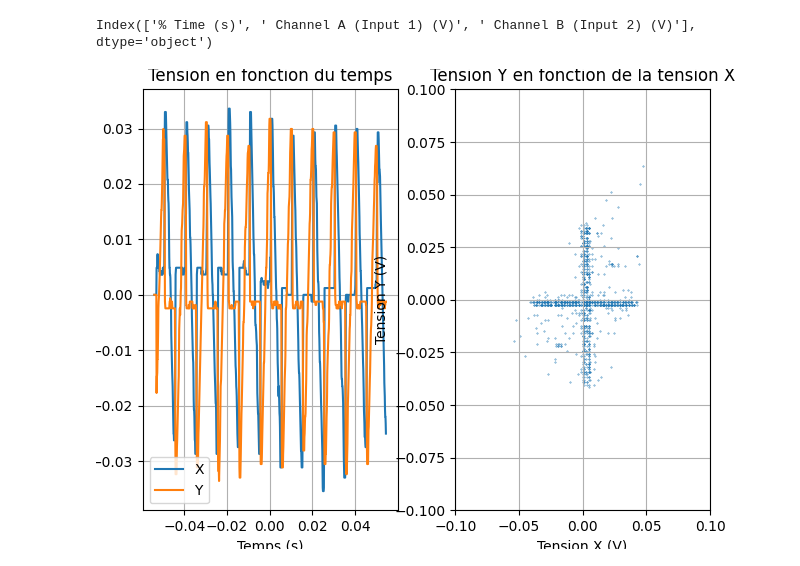
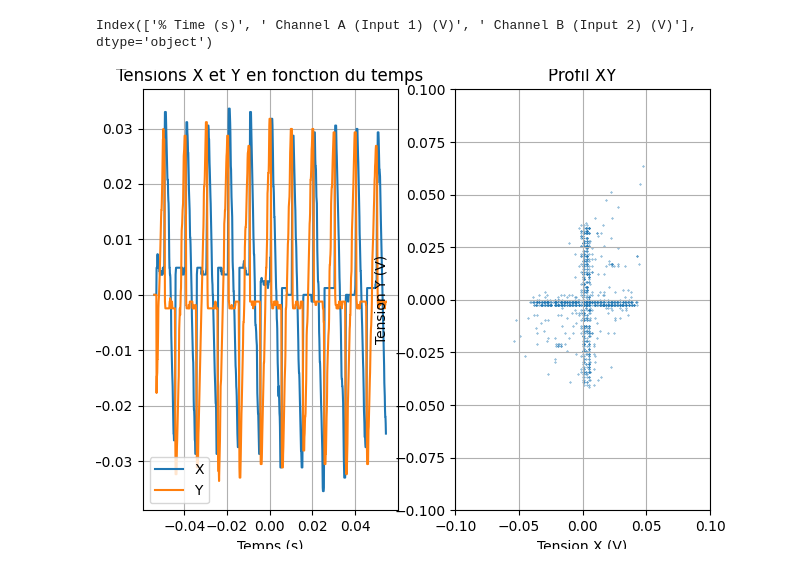
Before and after one commit to sapar82/NDT, a Jupyter notebook: analyse_eddy.ipynb, the cells around one changed output. Cells and saved outputs as stored; diff of their text form; code cells hidden in the pictures.

```diff
--- a/analyse_eddy.ipynb
+++ b/analyse_eddy.ipynb
@@ -8,36 +8,36 @@ from scipy.fft import fft, fftfreq
 # %%
 measures = 'measures2/eddy/channel_A_B_parallele_20230928_121640_Traces.csv'
 # header is every line with % except the last one
 first_measure = pd.read_csv(measures, header=8)
 fig, ax = plt.subplots(1, 2)
 fig.tight_layout()
 print(first_measure.columns)
 def median_filter(signal, window_size):
     filtered = np.zeros(len(signal))
     for i in range(window_size, len(signal)):
         filtered[i] = np.median(signal[i-window_size:i])
     return filtered
 
 t = np.array(first_measure[first_measure.columns[0]])
 X = np.array(first_measure[first_measure.columns[1]])
 Y = np.array(first_measure[first_measure.columns[2]])
 ax[0].plot(t, median_filter(X, 10))
 ax[0].plot(t, median_filter(Y, 10))
 ax[0].set_xlabel('Temps (s)')
 ax[0].set_ylabel('Tension (V)')
-ax[0].set_title('Tension en fonction du temps')
+ax[0].set_title('Tensions X et Y en fonction du temps')
 ax[0].legend(['X', 'Y'])
 ax[1].scatter(X, Y, s = 0.1)
 ax[1].set_xlabel('Tension X (V)')
 ax[1].set_ylabel('Tension Y (V)')
-ax[1].set_title('Tension Y en fonction de la tension X')
+ax[1].set_title('Profil XY')
 ax[1].set_xlim(-0.1, 0.1)
 ax[1].set_ylim(-0.1, 0.1)
 for i in range(2):
     ax[i].grid()
 # %% [output]
 Index(['% Time (s)', ' Channel A (Input 1) (V)', ' Channel B (Input 2) (V)'], dtype='object')
-[figure, old version]
+[figure, new version]
 # %%
 measures = 'measures2/eddy/frequency_20230928_121002_Traces.csv'
 # header is every line with % except the last one
```
Also changed, not shown: parts of 2 cells of this notebook, 5 other files.
